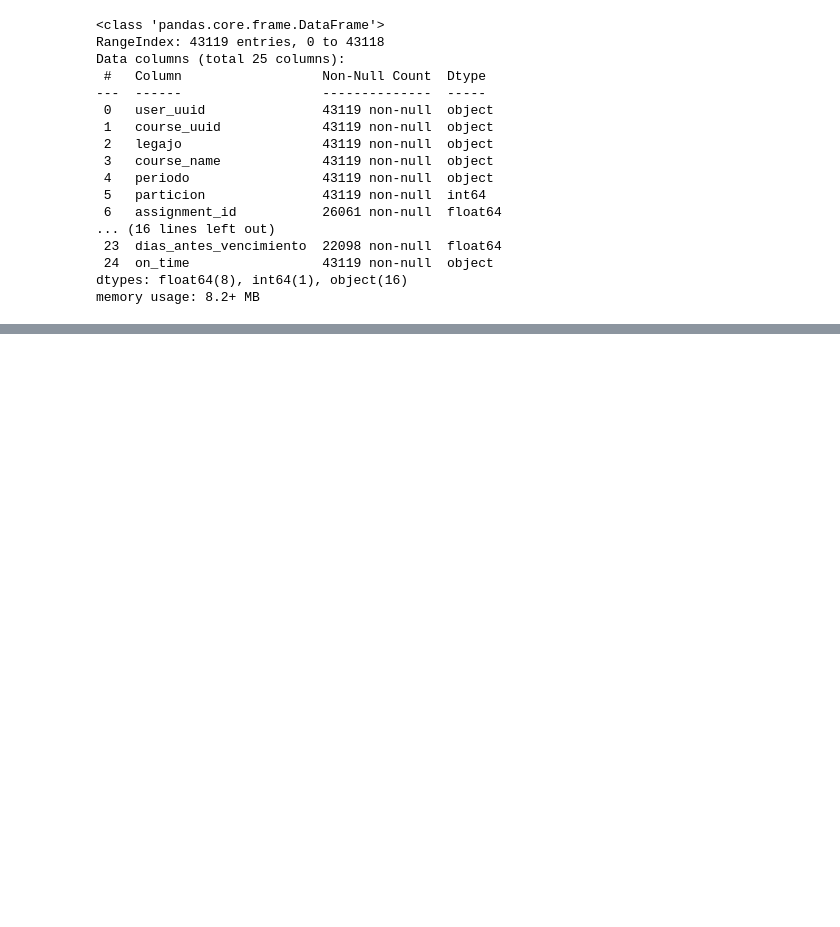
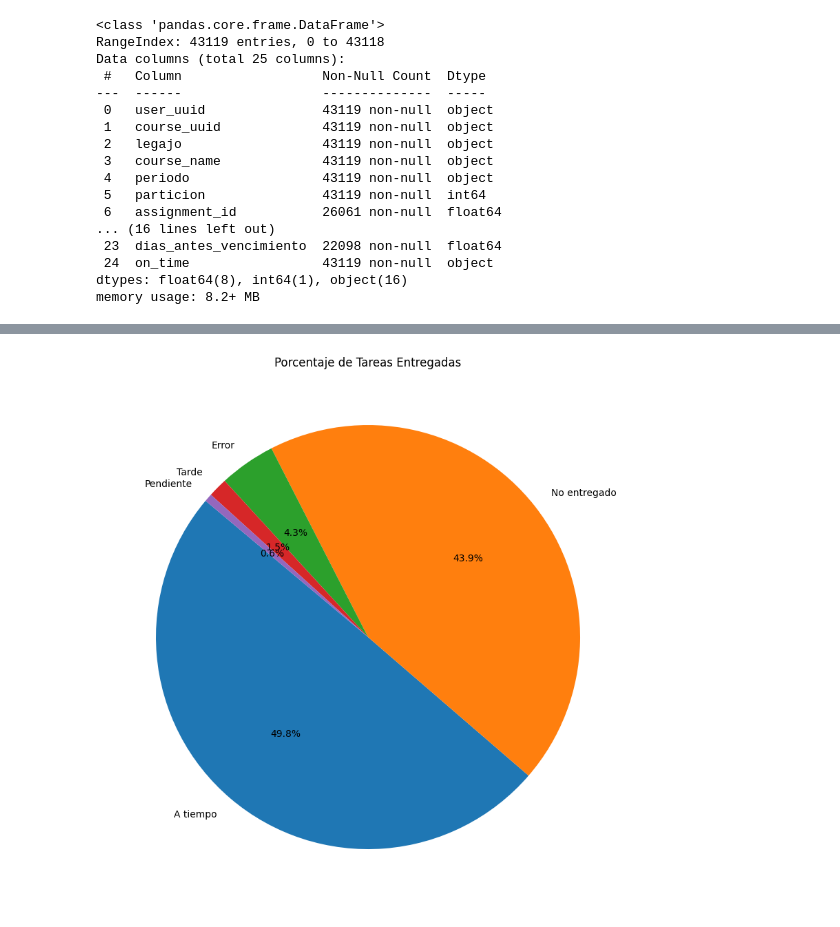
Before and after one commit to tomas-cortez/student_performance, a Jupyter notebook: notebooks/visualizacion.ipynb, the cells around one changed output, grey strips where cells are left out. Saved outputs shown, nothing was run; the diff lists cells and outputs as text; code cells hidden in the pictures; blank space fills up the shorter version.

```diff
--- a/notebooks/visualizacion.ipynb
+++ b/notebooks/visualizacion.ipynb
@@ -147,0 +268,8 @@ memory usage: 8.2+ MB
+# %%
+on_time = df_entregas["on_time"].value_counts()
+plt.figure(figsize=(10, 10))
+plt.pie(on_time, labels=["A tiempo","No entregado", "Error", "Tarde", "Pendiente"], autopct="%1.1f%%", startangle=140)
+plt.title("Porcentaje de Tareas Entregadas")
+plt.show()
+# %% [output]
+[figure, added]
```
Also changed, not shown: parts of 19 cells of this notebook.
